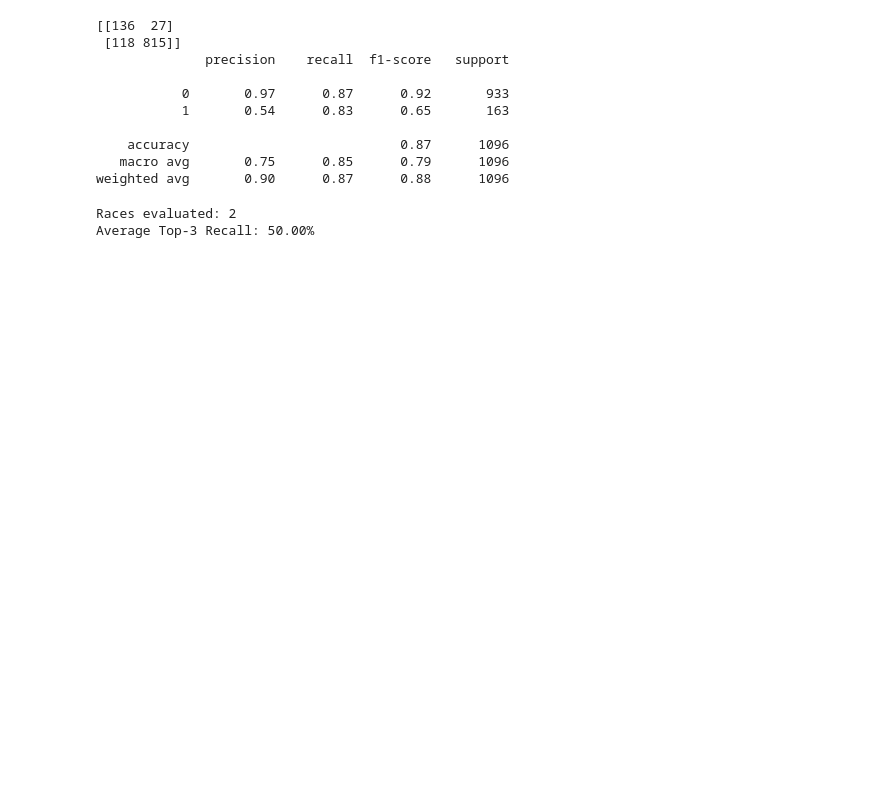
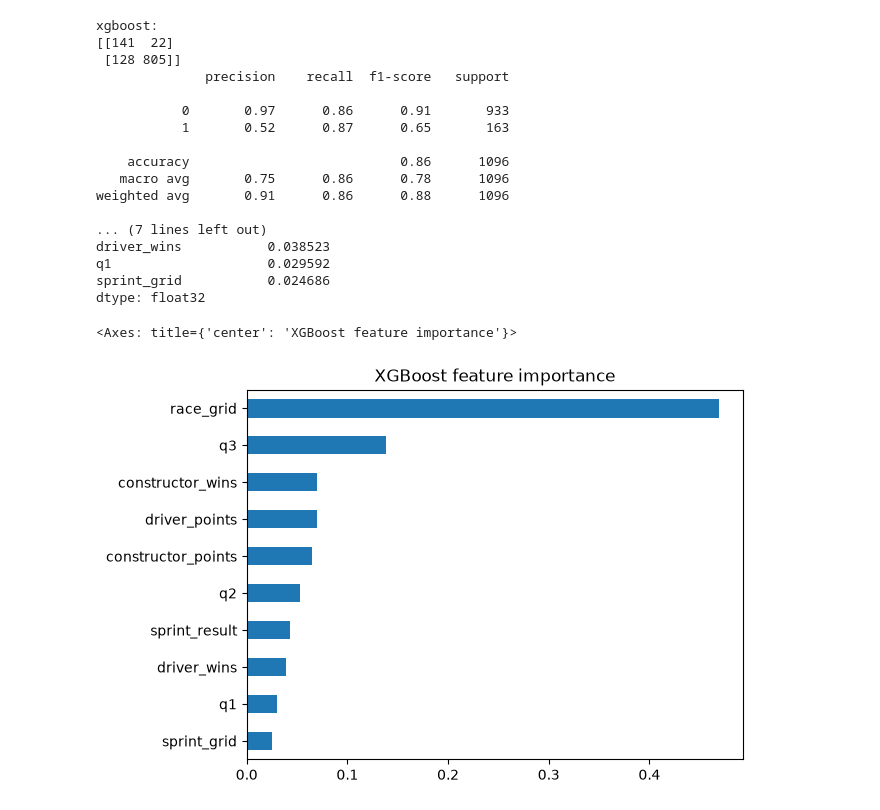
Before and after one commit to MehranAhmadzade/predict-f1-podium, a Jupyter notebook: main.ipynb, the cells around one changed output. Saved outputs shown, nothing was run; the diff lists cells and outputs as text; code cells hidden in the pictures; blank space fills up the shorter version.

```diff
--- a/main.ipynb
+++ b/main.ipynb
@@ -113,5 +155,5 @@ df.head(5)
 # %%
-X = df[["race_grid", "q1", "q2", "q3", "sprint_grid", "sprint_result", "is_sprint_weekend", "q1_reached", "q2_reached", "q3_reached"]]
+X = df[["race_grid", "q1", "q2", "q3", "sprint_grid", "sprint_result", "driver_points", "driver_wins", "constructor_points", "constructor_wins"]]
 Y = df["podium"]
 # %%
 X_train, X_test, y_train, y_test, train_idx, test_idx = train_test_split( X, Y,df.index, test_size=0.2, random_state=4)
@@ -161,63 +203,46 @@ weighted avg       0.90      0.90      0.90      1096
 # %%
-from xgboost import XGBClassifier
-
 scale_of_classes = (y_train == 0).sum() / (y_train == 1).sum()
 
 model = XGBClassifier(
     n_estimators=300,
     max_depth=3,
     learning_rate=0.03,
     subsample=0.8,
     colsample_bytree=0.8,
     scale_pos_weight=scale_of_classes,
     objective="binary:logistic",
     eval_metric="logloss",
     random_state=42
 )
 
 model.fit(X_train, y_train)
 yhat = model.predict(X_test)
 
+print("xgboost: ")
 print(confusion_matrix(y_test, yhat, labels=[1,0]))
 print(classification_report(y_test, yhat))
+
+importance = pd.Series(model.feature_importances_, index=X_train.columns)
+print(importance.sort_values(ascending=False))
+
+importance.sort_values().plot(kind="barh", title="XGBoost feature importance")
 # %% [output]
-[[136  27]
- [118 815]]
+xgboost:
+[[141  22]
+ [128 805]]
               precision    recall  f1-score   support
 
-           0       0.97      0.87      0.92       933
-           1       0.54      0.83      0.65       163
+           0       0.97      0.86      0.91       933
+           1       0.52      0.87      0.65       163
 
-    accuracy                           0.87      1096
-   macro avg       0.75      0.85      0.79      1096
-weighted avg       0.90      0.87      0.88      1096
+    accuracy                           0.86      1096
+   macro avg       0.75      0.86      0.78      1096
+weighted avg       0.91      0.86      0.88      1096
+
+... (7 lines left out)
+driver_wins           0.038523
+q1                    0.029592
+sprint_grid           0.024686
+dtype: float32
+<Axes: title={'center': 'XGBoost feature importance'}>
+[figure, added]
-# %%
-
-test_eval = df.loc[test_idx].copy()
-test_eval["podium"] = y_test.values
-test_eval["probability"] = model.predict_proba(X_test)[:, 1]
-
-scores = []
-
-for race_id, group in test_eval.groupby("raceId"):
-
-    actual_top3 = set(
-        group[group["podium"] == 1]["driverId"]
-    )
-
-    if len(actual_top3) != 3:
-        continue
-
-    predicted_top3 = set(
-        group.nlargest(3, "probability")["driverId"]
-    )
-
-    score = len(predicted_top3 & actual_top3) / 3
-
-    scores.append(score)
-
-print("Races evaluated:", len(scores))
-print("Average Top-3 Recall:", f"{np.mean(scores):.2%}")
-# %% [output]
-Races evaluated: 2
-Average Top-3 Recall: 50.00%
```
Also changed, not shown: parts of 6 cells of this notebook.
